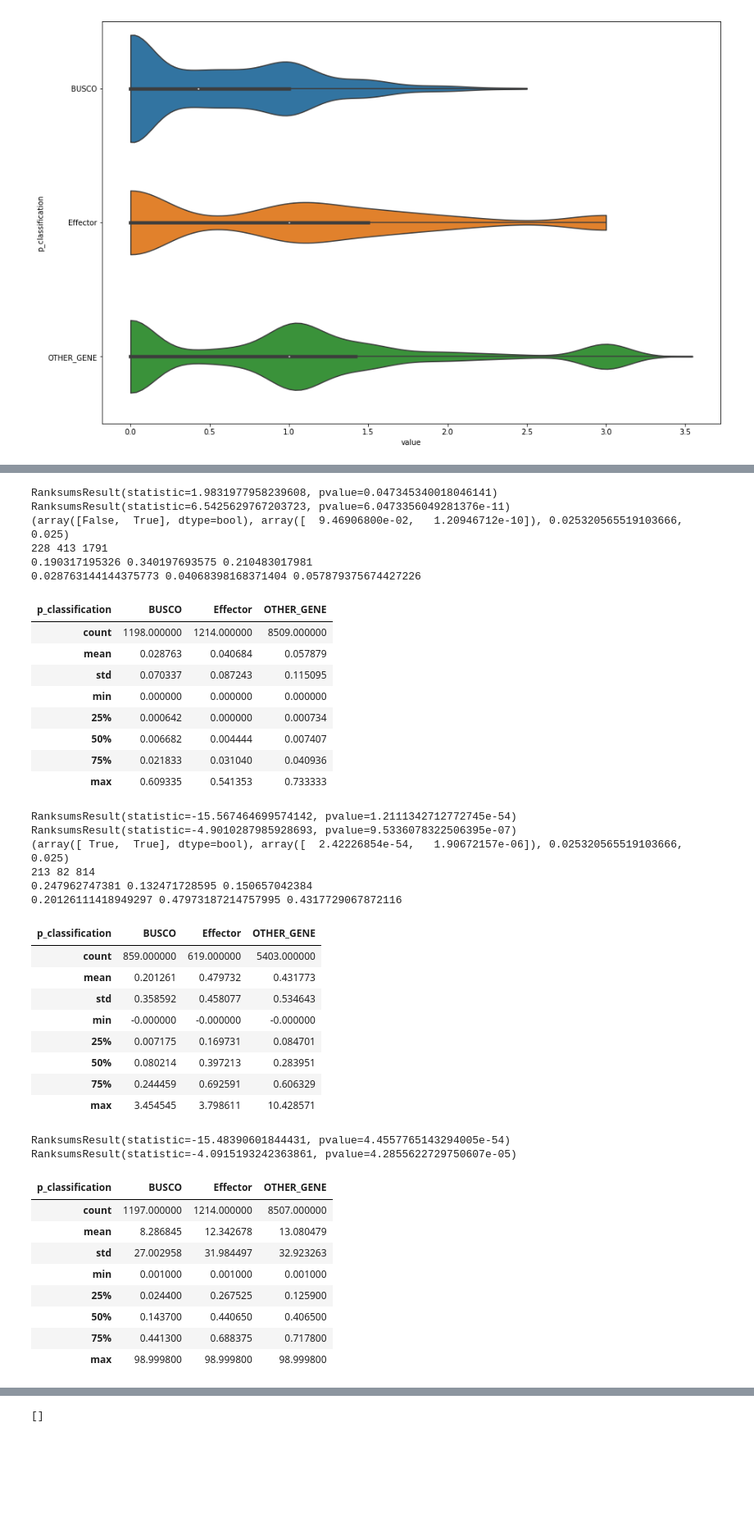
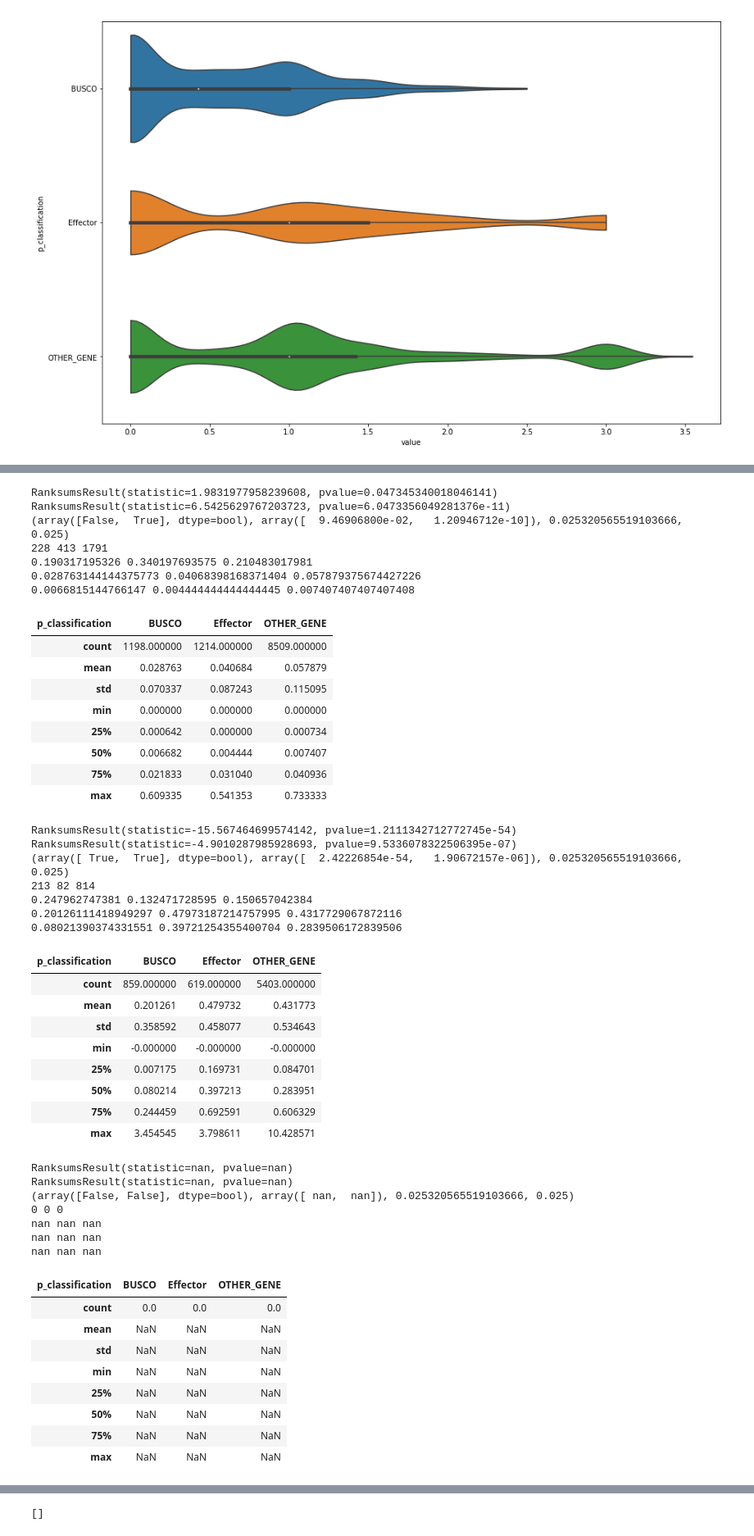
Before and after one commit to BenjaminSchwessinger/Pst_104E_analysis, a Jupyter notebook: Pst_104E_v12_post_allele_analysis_v02.ipynb, the cells around one changed output, grey strips where cells are left out. Shown at 82% size. Cells and saved outputs as stored; diff of their text form; code cells hidden in the pictures; blank space fills up the shorter version.

Commit message:
add a slight bit and codmel dN/dS ratios were no caclulated correctly in this version might be due to the codmel.ctl file

```diff
--- a/Pst_104E_v12_post_allele_analysis_v02.ipynb
+++ b/Pst_104E_v12_post_allele_analysis_v02.ipynb
@@ -1182,7 +1208,7 @@ stats.fisher_exact([[313,453-313],[672,1725-453-313]])
 # %% [markdown]
 # After restart get started here.
 # %%
-allele_df_fn = shg_fh = os.path.join(OUT_PATH, 'Pst_104E_v12_p_ctg.all.alleles.df')
+allele_df_fn = os.path.join(OUT_PATH, 'Pst_104E_v12_p_ctg.all.alleles.df')
 allele_df = pd.read_csv(allele_df_fn, sep='\t')
 # %%
 #now fuse the important columns to the allele blast dataframe
@@ -1192,7 +1218,7 @@ allele_hit_df = allele_blast_df[allele_blast_df.folder.isin(allele_df['folder'])
         .sort_values(['folder', 'PctID']).drop_duplicates('folder').copy()
 # %%
 allele_hit_df = pd.merge(allele_hit_df,allele_df.loc[:,\
-            ['folder', 'codmel_dN/dS', 'protein_hamming',
+            ['folder',  'protein_hamming',
        'cds_hamming', 'protein_levenshtein', 'cds_levenshtein', 'vn00_dN/dS',
        'LWL85_dN/dS', 'LWL85m_dN/dS', 'LPB93_dN/dS']], on='folder')
 # %%
@@ -1324,6 +1352,7 @@ print((df.BUSCO.dropna().values ==0).sum()/
       (df.OTHER_GENE.dropna().values ==0).sum()/\
      len(df.OTHER_GENE.dropna().values))
 print(df.BUSCO.dropna().mean(),df.Effector.dropna().mean(),df.OTHER_GENE.dropna().mean() )
+print(df.BUSCO.dropna().median(),df.Effector.dropna().median(),df.OTHER_GENE.dropna().median() )
 df.describe()
 # %% [output]
 RanksumsResult(statistic=1.9831977958239608, pvalue=0.047345340018046141)
@@ -1332,6 +1361,7 @@ RanksumsResult(statistic=6.5425629767203723, pvalue=6.0473356049281376e-11)
 228 413 1791
 0.190317195326 0.340197693575 0.210483017981
 0.028763144144375773 0.04068398168371404 0.057879375674427226
+0.0066815144766147 0.004444444444444445 0.007407407407407408
 | p_classification | BUSCO | Effector | OTHER_GENE |
 | count | 1198.000000 | 1214.000000 | 8509.000000 |
 | mean | 0.028763 | 0.040684 | 0.057879 |
@@ -1360,6 +1390,7 @@ print((df.BUSCO.dropna().values ==0).sum()/
       (df.OTHER_GENE.dropna().values ==0).sum()/\
      len(df.OTHER_GENE.dropna().values))
 print(df.BUSCO.dropna().mean(),df.Effector.dropna().mean(),df.OTHER_GENE.dropna().mean() )
+print(df.BUSCO.dropna().median(),df.Effector.dropna().median(),df.OTHER_GENE.dropna().median() )
 df.describe()
 # %% [output]
 RanksumsResult(statistic=-15.567464699574142, pvalue=1.2111342712772745e-54)
@@ -1368,6 +1399,7 @@ RanksumsResult(statistic=-4.9010287985928693, pvalue=9.5336078322506395e-07)
 213 82 814
 0.247962747381 0.132471728595 0.150657042384
 0.20126111418949297 0.47973187214757995 0.4317729067872116
+0.08021390374331551 0.39721254355400704 0.2839506172839506
 | p_classification | BUSCO | Effector | OTHER_GENE |
 | count | 859.000000 | 619.000000 | 5403.000000 |
 | mean | 0.201261 | 0.479732 | 0.431773 |
@@ -1380,19 +1412,38 @@ RanksumsResult(statistic=-4.9010287985928693, pvalue=9.5336078322506395e-07)
 # %%
 df = allele_hit_df.loc[:,['codmel_dN/dS', "p_classification"]].copy()
 df = df.pivot(values='codmel_dN/dS', columns= 'p_classification')
+t_be, p_be = stats.ranksums(df.BUSCO.dropna().values, df.Effector.dropna().values)
+t_oe, p_oe = stats.ranksums(df.OTHER_GENE.dropna().values, df.Effector.dropna().values)
 print(stats.ranksums(df.BUSCO.dropna().values, df.Effector.dropna().values))
 print(stats.ranksums(df.OTHER_GENE.dropna().values, df.Effector.dropna().values))
-#print(df.BUSCO.dropna().mean(),df.Effector.dropna().mean(),df.OTHER_GENE.dropna().mean() )
+print(statsmodels.sandbox.stats.multicomp.multipletests([p_be, p_oe],\
+    alpha=0.05, method='bonferroni', is_sorted=False, returnsorted=False))
+print((df.BUSCO.dropna().values ==0).sum()\
+      ,(df.Effector.dropna().values ==0).sum()\
+      ,(df.OTHER_GENE.dropna().values ==0).sum())
+print((df.BUSCO.dropna().values ==0).sum()/
+      len(df.BUSCO.dropna().values),\
+      (df.Effector.dropna().values ==0).sum()/\
+      len(df.Effector.dropna().values),\
+      (df.OTHER_GENE.dropna().values ==0).sum()/\
+     len(df.OTHER_GENE.dropna().values))
+print(df.BUSCO.dropna().mean(),df.Effector.dropna().mean(),df.OTHER_GENE.dropna().mean() )
+print(df.BUSCO.dropna().median(),df.Effector.dropna().median(),df.OTHER_GENE.dropna().median() )
 df.describe()
 # %% [output]
-RanksumsResult(statistic=-15.48390601844431, pvalue=4.4557765143294005e-54)
-RanksumsResult(statistic=-4.0915193242363861, pvalue=4.2855622729750607e-05)
+RanksumsResult(statistic=nan, pvalue=nan)
+RanksumsResult(statistic=nan, pvalue=nan)
+(array([False, False], dtype=bool), array([ nan,  nan]), 0.025320565519103666, 0.025)
+0 0 0
+nan nan nan
+nan nan nan
+nan nan nan
 | p_classification | BUSCO | Effector | OTHER_GENE |
-| count | 1197.000000 | 1214.000000 | 8507.000000 |
-| mean | 8.286845 | 12.342678 | 13.080479 |
-| std | 27.002958 | 31.984497 | 32.923263 |
-| min | 0.001000 | 0.001000 | 0.001000 |
-| 25% | 0.024400 | 0.267525 | 0.125900 |
-| 50% | 0.143700 | 0.440650 | 0.406500 |
-| 75% | 0.441300 | 0.688375 | 0.717800 |
-| max | 98.999800 | 98.999800 | 98.999800 |
+| count | 0.0 | 0.0 | 0.0 |
+| mean | NaN | NaN | NaN |
+| std | NaN | NaN | NaN |
+| min | NaN | NaN | NaN |
+| 25% | NaN | NaN | NaN |
+| 50% | NaN | NaN | NaN |
+| 75% | NaN | NaN | NaN |
+| max | NaN | NaN | NaN |
```
Also changed, not shown: parts of 13 cells of this notebook.
